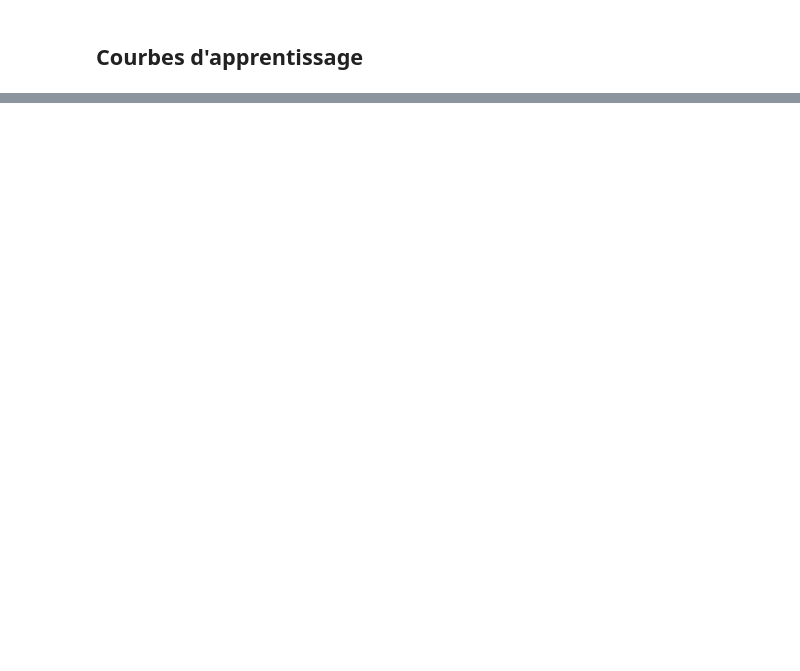
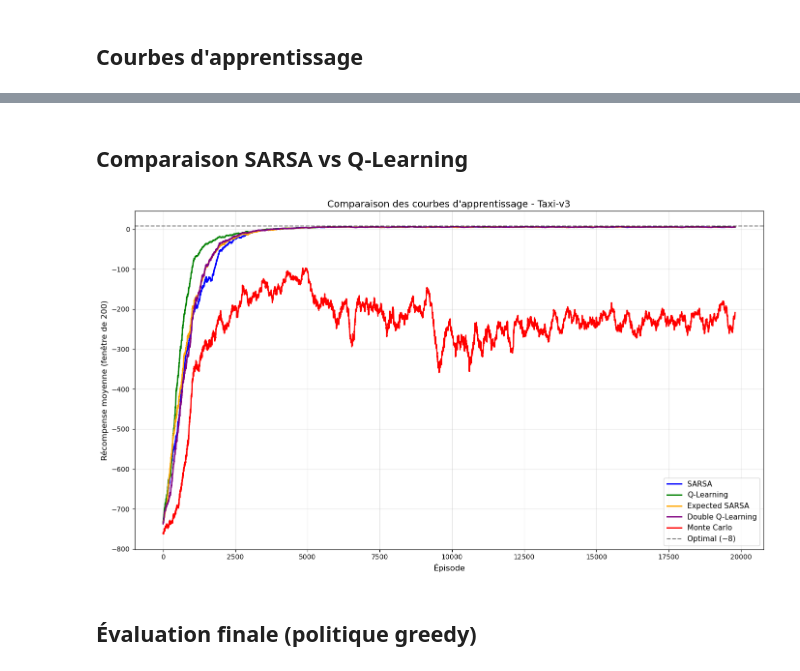
Before and after one commit to Roms-dev/reinforcement-learning-taxi, a Jupyter notebook: SARSA.ipynb, the cells around one changed output, grey strips where cells are left out. Drawn from its saved outputs; the diff is of its cells as text; code cells hidden in the pictures; blank space fills up the shorter version.

```diff
--- a/SARSA.ipynb
+++ b/SARSA.ipynb
@@ -140,0 +611,37 @@ mean_ret, std_ret
+# %% [markdown]
+## Comparaison SARSA vs Q-Learning
+# %%
+# =============================================================================
+# COURBE COMPARATIVE DE TOUS LES ALGORITHMES
+# =============================================================================
+
+plt.figure(figsize=(14, 8))
+
+# Calcul des moyennes mobiles pour tous les algorithmes
+ma_sarsa = moving_average(rewards_sarsa, window=200)
+ma_qlearn = moving_average(rewards_qlearn, window=200)
+ma_expected = moving_average(rewards_expected, window=200)
+ma_double = moving_average(rewards_double, window=200)
+ma_mc = moving_average(rewards_mc, window=200)
+
+# Tracé des courbes
+plt.plot(range(len(ma_sarsa)), ma_sarsa, color='blue', linewidth=2, label='SARSA')
+plt.plot(range(len(ma_qlearn)), ma_qlearn, color='green', linewidth=2, label='Q-Learning')
+plt.plot(range(len(ma_expected)), ma_expected, color='orange', linewidth=2, label='Expected SARSA')
+plt.plot(range(len(ma_double)), ma_double, color='purple', linewidth=2, label='Double Q-Learning')
+plt.plot(range(len(ma_mc)), ma_mc, color='red', linewidth=2, label='Monte Carlo')
+
+# Ligne de référence
+plt.axhline(y=8, color='black', linestyle='--', alpha=0.5, linewidth=1.5, label='Optimal (~8)')
+
+plt.xlabel("Épisode", fontsize=12)
+plt.ylabel("Récompense moyenne (fenêtre de 200)", fontsize=12)
+plt.title("Comparaison des courbes d'apprentissage - Taxi-v3", fontsize=14)
+plt.legend(fontsize=11, loc='lower right')
+plt.grid(True, alpha=0.3)
+plt.tight_layout()
+plt.show()
+# %% [output]
+[figure, added]
+# %% [markdown]
+## Évaluation finale (politique greedy)
```
Also changed, not shown: parts of 26 cells of this notebook.
